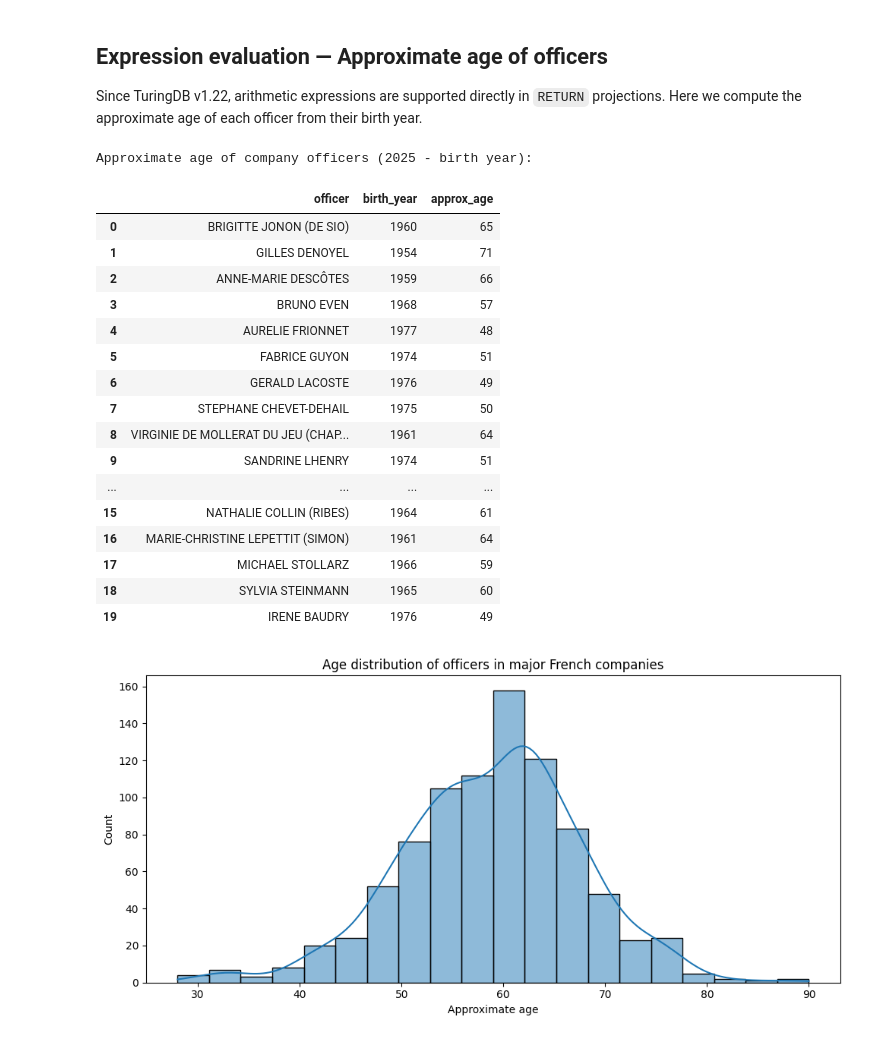
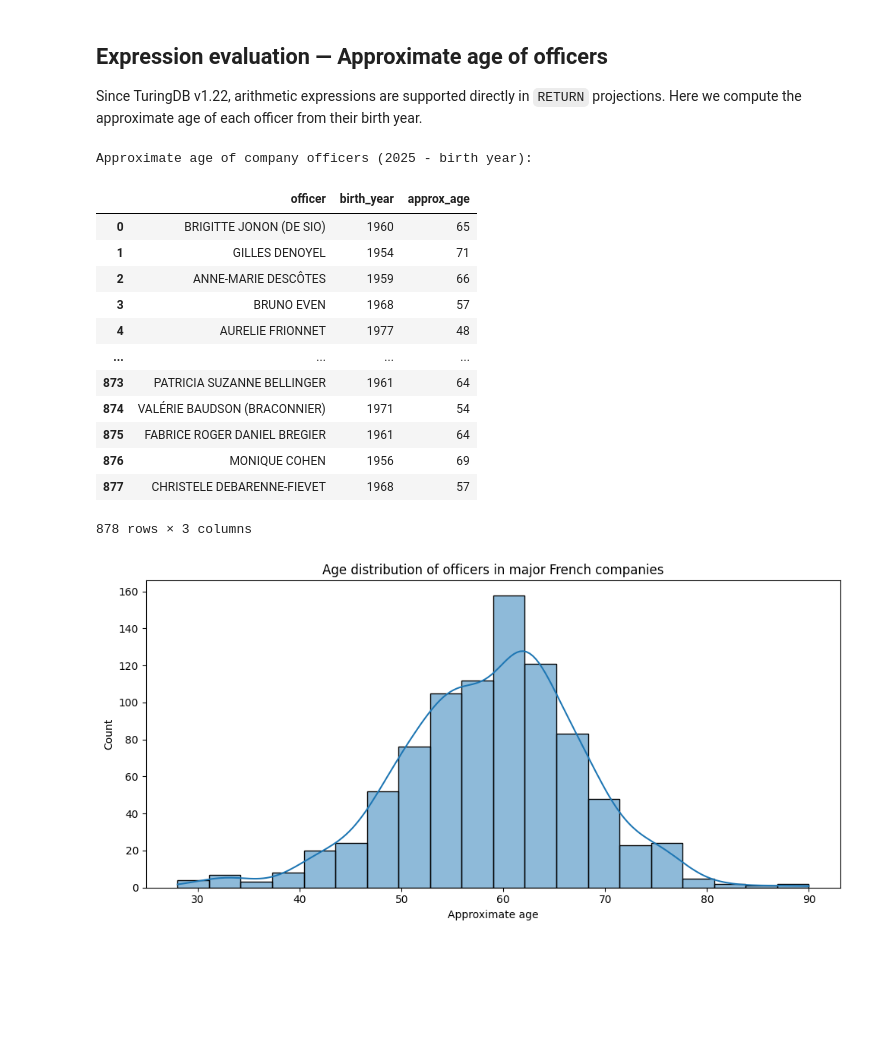
Before and after one commit to turing-db/turingdb-examples, a Jupyter notebook: examples/notebooks/public_version/french_corporate_network.ipynb, the cells around one changed output. Drawn from its saved outputs; the diff is of its cells as text; code cells hidden in the pictures; blank space fills up the shorter version.

```diff
--- a/examples/notebooks/public_version/french_corporate_network.ipynb
+++ b/examples/notebooks/public_version/french_corporate_network.ipynb
@@ -1293,32 +1293,27 @@ Here we compute the approximate age of each officer from their birth year.
 # %%
 # Approximate age of officers using expression evaluation in RETURN (TuringDB v1.22)
 print("Approximate age of company officers (2025 - birth year):")
 df_ages = client.query("""
     MATCH (p) WHERE p.type = 'Person' AND p.annee_de_naissance > 0
     RETURN p.displayName, p.annee_de_naissance, 2025 - p.annee_de_naissance
-    LIMIT 20
 """)
 df_ages.columns = ["officer", "birth_year", "approx_age"]
 display(df_ages)
 # %% [output]
 Approximate age of company officers (2025 - birth year):
 |  | officer | birth_year | approx_age |
 | 0 | BRIGITTE JONON (DE SIO) | 1960 | 65 |
 | 1 | GILLES DENOYEL | 1954 | 71 |
 | 2 | ANNE-MARIE DESCÔTES | 1959 | 66 |
 | 3 | BRUNO EVEN | 1968 | 57 |
 | 4 | AURELIE FRIONNET | 1977 | 48 |
-| 5 | FABRICE GUYON | 1974 | 51 |
-| 6 | GERALD LACOSTE | 1976 | 49 |
-| 7 | STEPHANE CHEVET-DEHAIL | 1975 | 50 |
-| 8 | VIRGINIE DE MOLLERAT DU JEU (CHAP... | 1961 | 64 |
-| 9 | SANDRINE LHENRY | 1974 | 51 |
 | ... | ... | ... | ... |
-| 15 | NATHALIE COLLIN (RIBES) | 1964 | 61 |
-| 16 | MARIE-CHRISTINE LEPETTIT (SIMON) | 1961 | 64 |
-| 17 | MICHAEL STOLLARZ | 1966 | 59 |
-| 18 | SYLVIA STEINMANN | 1965 | 60 |
-| 19 | IRENE BAUDRY | 1976 | 49 |
+| 873 | PATRICIA SUZANNE BELLINGER | 1961 | 64 |
+| 874 | VALÉRIE BAUDSON (BRACONNIER) | 1971 | 54 |
+| 875 | FABRICE ROGER DANIEL BREGIER | 1961 | 64 |
+| 876 | MONIQUE COHEN | 1956 | 69 |
+| 877 | CHRISTELE DEBARENNE-FIEVET | 1968 | 57 |
+878 rows × 3 columns
 # %%
 import seaborn as sns
 import matplotlib.pyplot as plt
```
Also changed, not shown: parts of 15 cells of this notebook, 8 other files.
